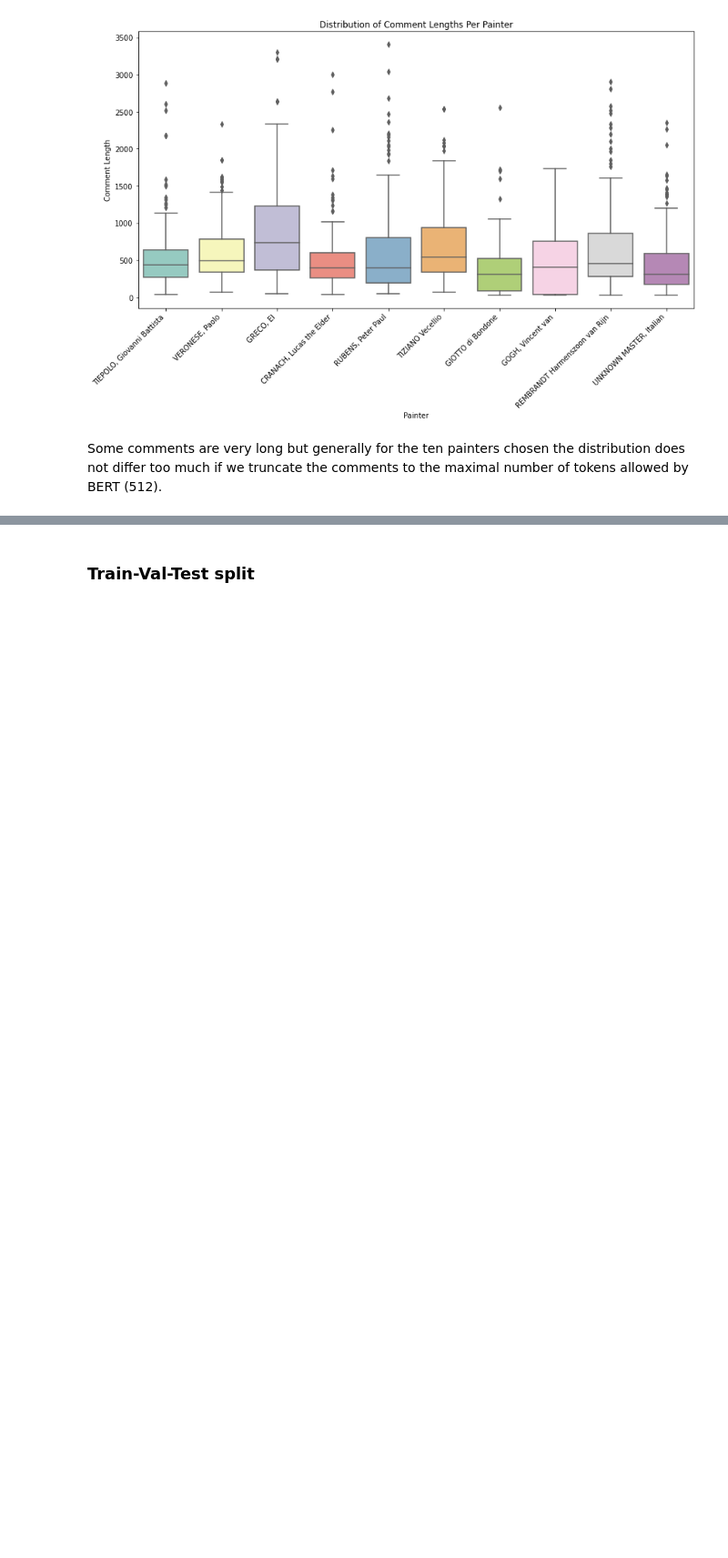
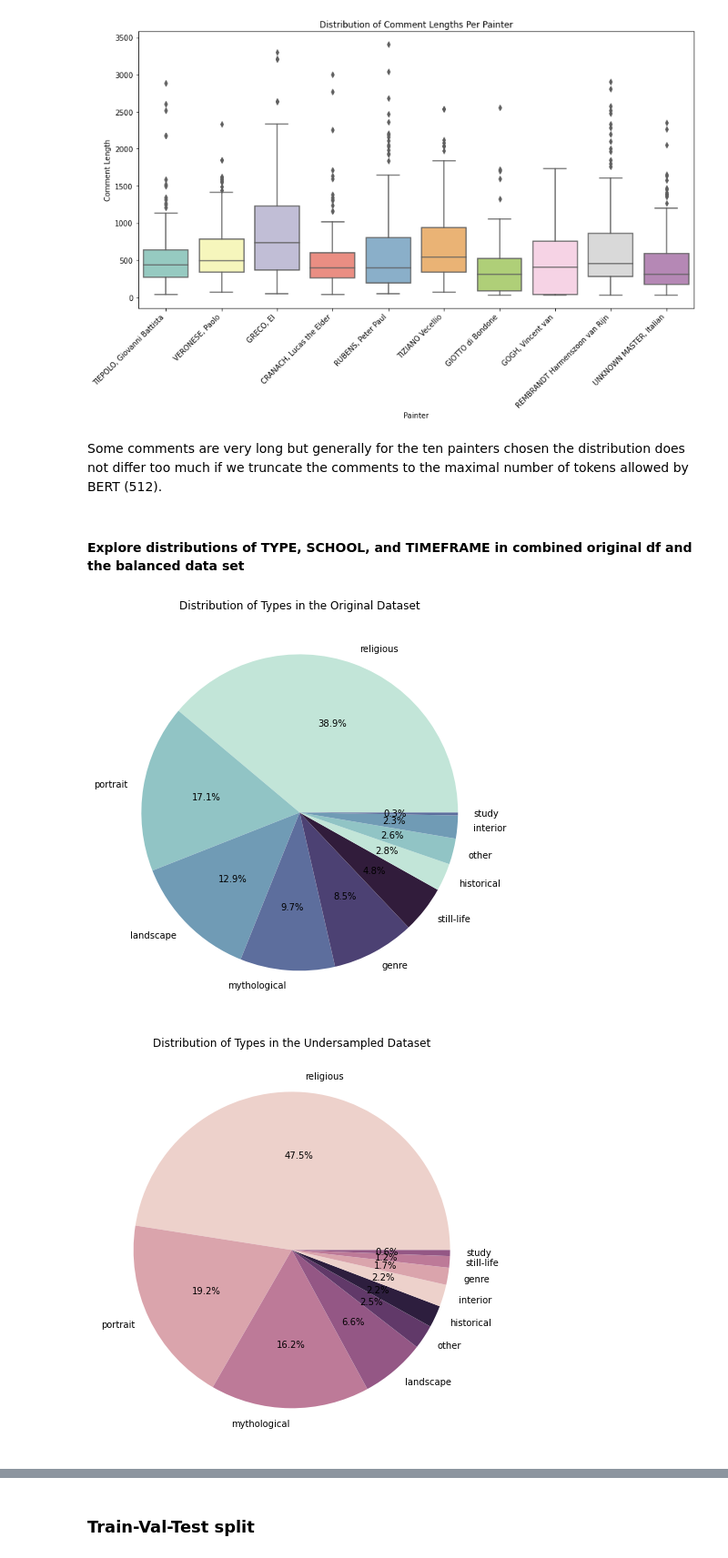
Before and after one commit to reascr/Multimodal_Painter_Attribution, a Jupyter notebook: data_preprocessing/Data_Pipeline.ipynb, the cells around one changed output, grey strips where cells are left out. Shown at 91% size. Drawn from its saved outputs; the diff is of its cells as text; code cells hidden in the pictures; blank space fills up the shorter version.

```diff
--- a/data_preprocessing/Data_Pipeline.ipynb
+++ b/data_preprocessing/Data_Pipeline.ipynb
@@ -175,3 +179,34 @@ plt.show()
 [figure]
 # %% [markdown]
 Some comments are very long but generally for the ten painters chosen the distribution does not differ too much if we truncate the comments to the maximal number of tokens allowed by BERT (512).
+# %% [markdown]
+#### Explore distributions of TYPE, SCHOOL, and TIMEFRAME in combined original df and the balanced data set
+# %%
+# check the distribution of TYPE, SCHOOL, and TIMEFRAME in the combined orignal df (train, val, and test together) and undersampled_df
+
+combined_df_all_columns = pd.concat([train_df_all_columns, val_df_all_columns, test_df_all_columns], ignore_index=True)
+
+palette_org = sns.cubehelix_palette(start=.5, rot=-.5)
+palette_bal = sns.cubehelix_palette()
+
+# check distribution of TYPE
+# in original data set
+type_counts = train_df_all_columns['TYPE'].value_counts()
+
+# plot as a pie chart
+plt.figure(figsize=(8, 8))
+plt.pie(type_counts, labels=type_counts.index, autopct='%1.1f%%', colors=sns.color_palette(palette_org, len(type_counts)))
+plt.title('Distribution of Types in the Original Dataset')
+plt.show()
+
+# in undersampled data set
+type_counts = undersampled_df['TYPE'].value_counts()
+
+# plot as a pie chart
+plt.figure(figsize=(8, 8))
+plt.pie(type_counts, labels=type_counts.index, autopct='%1.1f%%', colors=sns.color_palette(palette_bal, len(type_counts)))
+plt.title('Distribution of Types in the Undersampled Dataset')
+plt.show()
+# %% [output]
+[figure, added]
+[figure, added]
```
Also changed, not shown: parts of 5 cells of this notebook.
